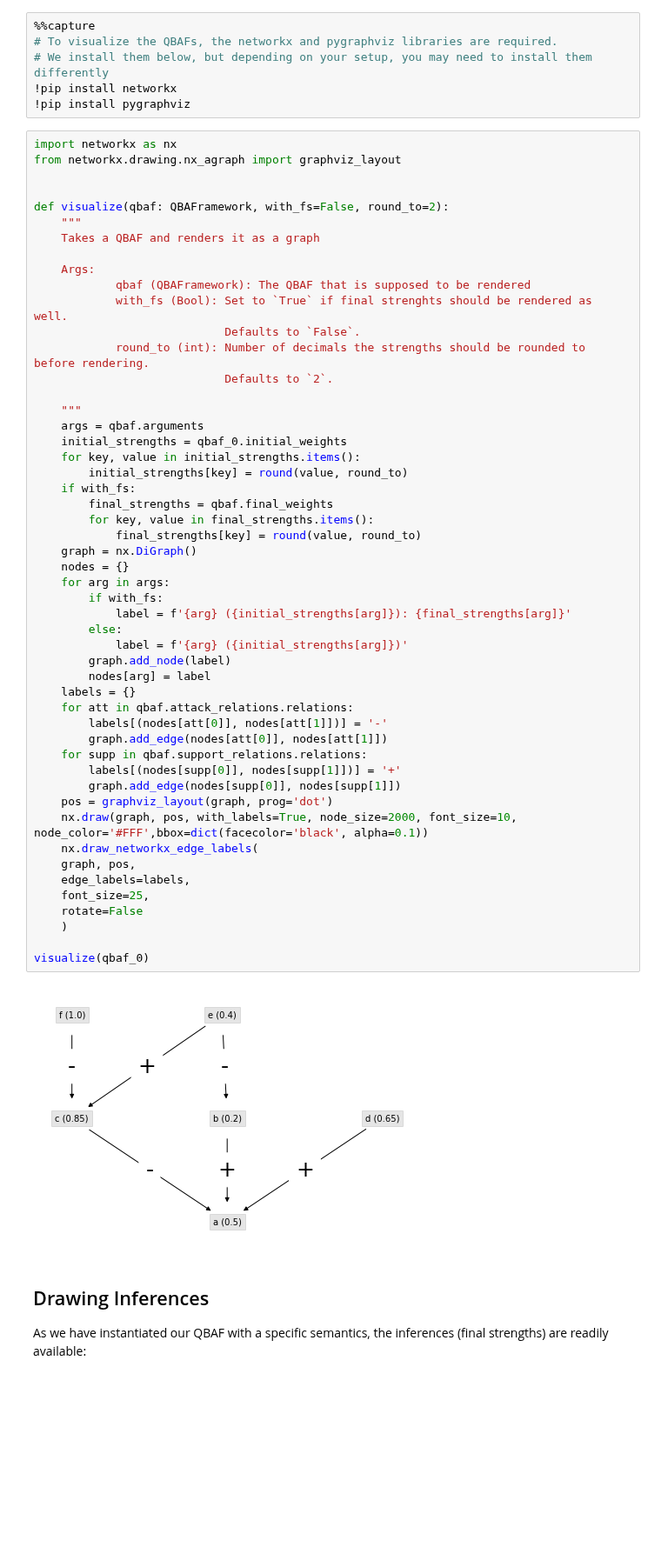
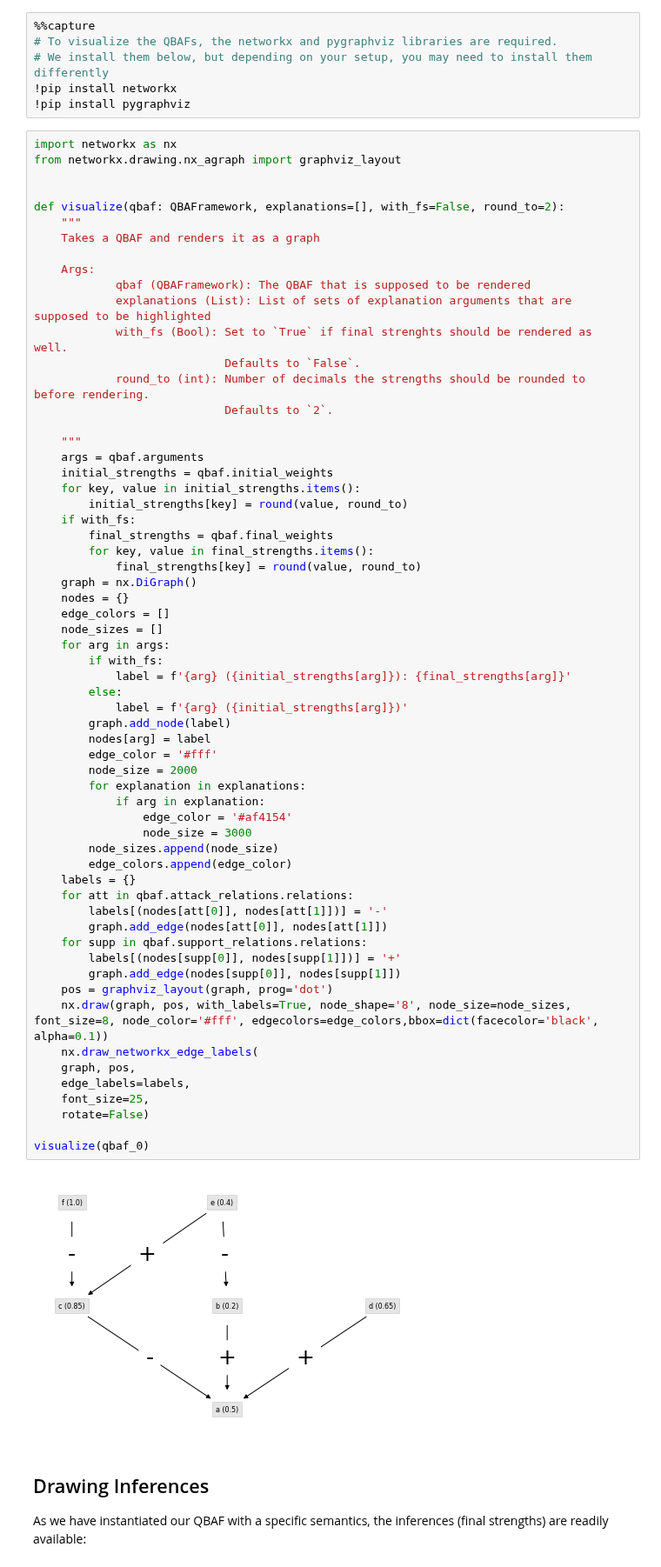
Before and after one commit to TimKam/Quantitative-Bipolar-Argumentation, a Jupyter notebook: examples.ipynb, the cells around one changed output. Shown at 87% size. Saved outputs shown, nothing was run; the diff lists cells and outputs as text; blank space fills up the shorter version.

Commit message:
revise examples
add examples for explanations

```diff
--- a/examples.ipynb
+++ b/examples.ipynb
@@ -27,12 +27,13 @@ import networkx as nx
 from networkx.drawing.nx_agraph import graphviz_layout
 
 
-def visualize(qbaf: QBAFramework, with_fs=False, round_to=2):
+def visualize(qbaf: QBAFramework, explanations=[], with_fs=False, round_to=2):
     """
     Takes a QBAF and renders it as a graph
 
     Args:
             qbaf (QBAFramework): The QBAF that is supposed to be rendered
+            explanations (List): List of sets of explanation arguments that are supposed to be highlighted
             with_fs (Bool): Set to `True` if final strenghts should be rendered as well.
                             Defaults to `False`.
             round_to (int): Number of decimals the strengths should be rounded to before rendering.
@@ -40,41 +41,50 @@ def visualize(qbaf: QBAFramework, with_fs=False, round_to=2):
 
     """
     args = qbaf.arguments
-    initial_strengths = qbaf_0.initial_weights
+    initial_strengths = qbaf.initial_weights
     for key, value in initial_strengths.items():
         initial_strengths[key] = round(value, round_to)
     if with_fs:
         final_strengths = qbaf.final_weights
         for key, value in final_strengths.items():
             final_strengths[key] = round(value, round_to)
     graph = nx.DiGraph()
     nodes = {}
+    edge_colors = []
+    node_sizes = []
     for arg in args:
         if with_fs:
             label = f'{arg} ({initial_strengths[arg]}): {final_strengths[arg]}'
         else:
             label = f'{arg} ({initial_strengths[arg]})'
         graph.add_node(label)
         nodes[arg] = label
+        edge_color = '#fff'
+        node_size = 2000
+        for explanation in explanations:
+            if arg in explanation:
+                edge_color = '#af4154'
+                node_size = 3000
+        node_sizes.append(node_size)
+        edge_colors.append(edge_color)
     labels = {}
     for att in qbaf.attack_relations.relations:
         labels[(nodes[att[0]], nodes[att[1]])] = '-'
         graph.add_edge(nodes[att[0]], nodes[att[1]])
     for supp in qbaf.support_relations.relations:
         labels[(nodes[supp[0]], nodes[supp[1]])] = '+'
         graph.add_edge(nodes[supp[0]], nodes[supp[1]])
     pos = graphviz_layout(graph, prog='dot')
-    nx.draw(graph, pos, with_labels=True, node_size=2000, font_size=10, node_color='#FFF',bbox=dict(facecolor='black', alpha=0.1))
+    nx.draw(graph, pos, with_labels=True, node_shape='8', node_size=node_sizes, font_size=8, node_color='#fff', edgecolors=edge_colors,bbox=dict(facecolor='black', alpha=0.1))
     nx.draw_networkx_edge_labels(
     graph, pos,
     edge_labels=labels,
     font_size=25,
-    rotate=False
-    )
+    rotate=False)
 
 visualize(qbaf_0)
 # %% [output]
-[figure, old version]
+[figure, new version]
 # %% [markdown]
 ## Drawing Inferences
 As we have instantiated our QBAF with a specific semantics, the inferences (final strengths) are readily available:
```
Also changed, not shown: parts of 11 cells of this notebook.
